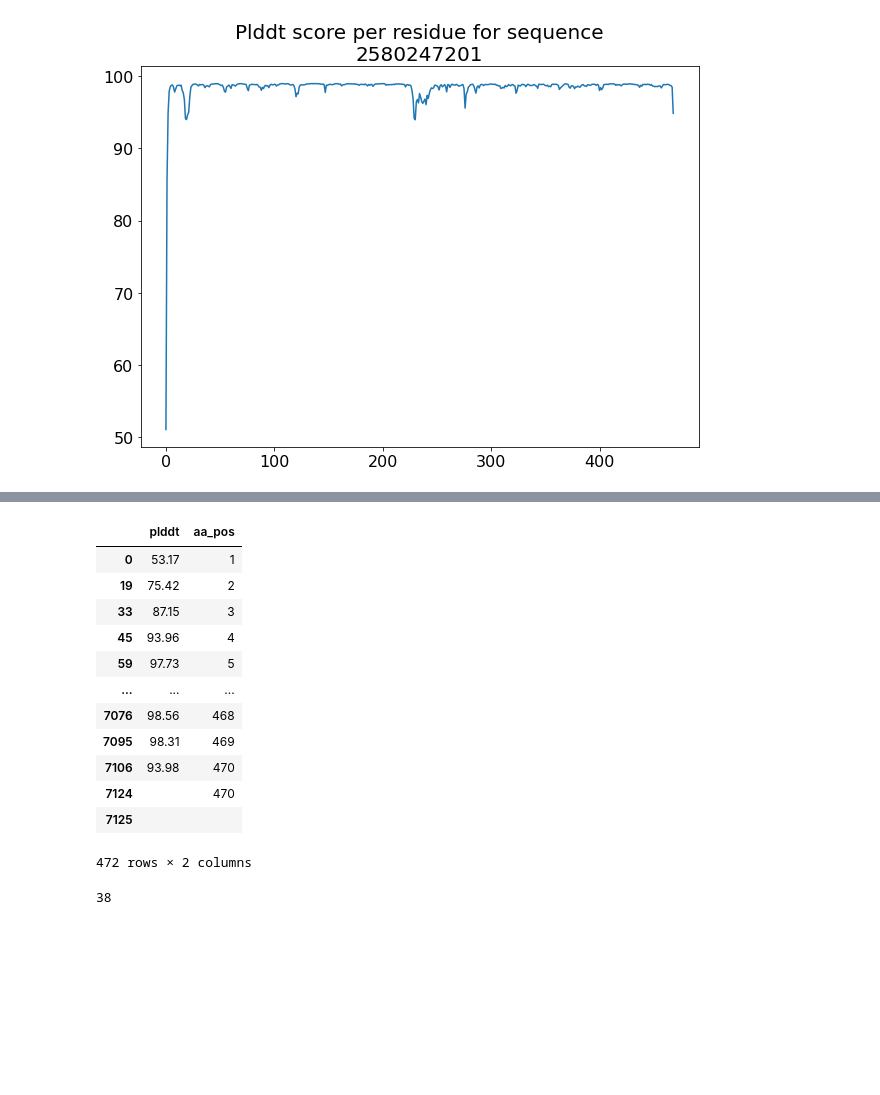
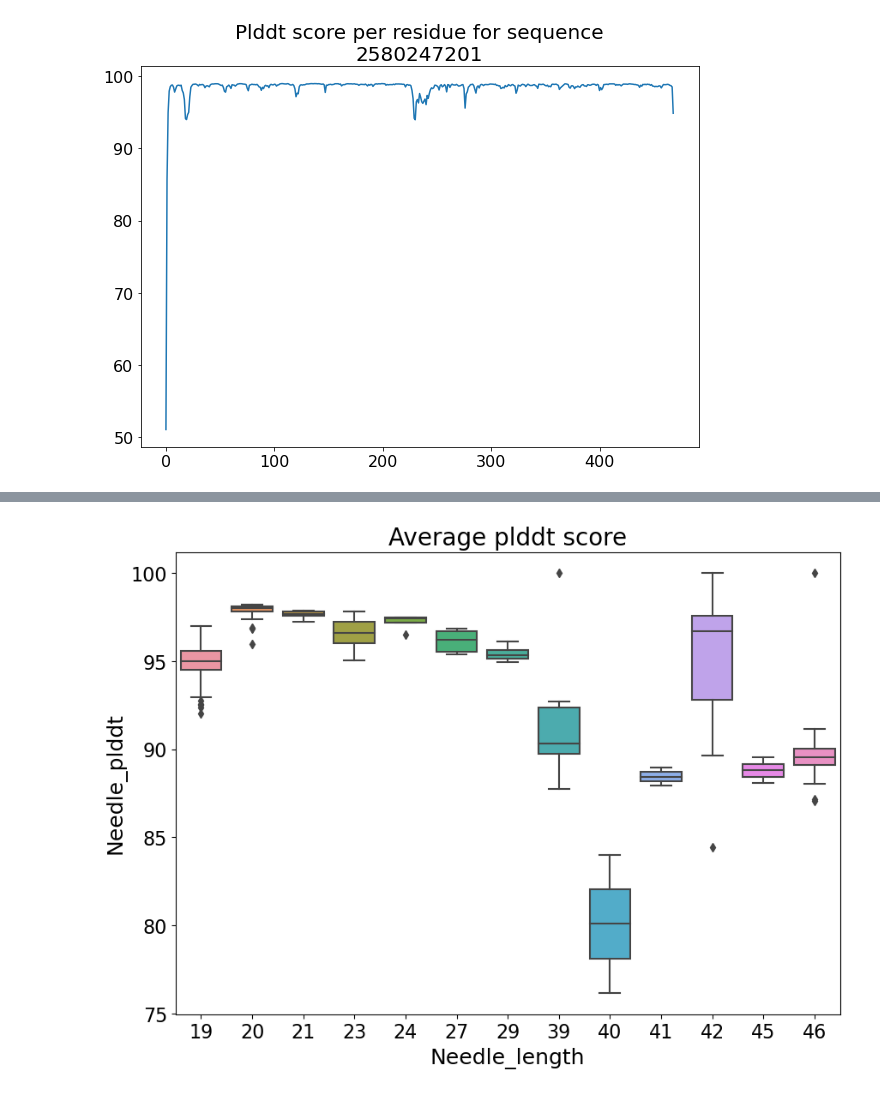
Before and after one commit to Umbriona/CbTan, a Jupyter notebook: Alphafold_model.ipynb, the cells around one changed output, grey strips where cells are left out. Cells and saved outputs as stored; diff of their text form; code cells hidden in the pictures; blank space fills up the shorter version.

Commit message:
Adding plddt analysis of Needle

```diff
--- a/Alphafold_model.ipynb
+++ b/Alphafold_model.ipynb
@@ -130,7 +98,7 @@ for idx, rec in enumerate(SeqIO.parse("data/alignment_sequence/Tom_sequences_spl
         new_df["Needle_length"].append(start_stop[1]-start_stop[0])
         new_df["Needle_start"].append(start_stop[0])
         new_df["Needle_stop"].append(start_stop[1])
-        new_df["Needle_plddt"].append(1.0)
+        new_df["Needle_plddt"].append(100.0)
     else:
         list_idx = df.loc[df["ID"]==f"{rec.id}.pdb"]["aa_pos"].values[0].split(";")
         list_plddt = df.loc[df["ID"]==f"{rec.id}.pdb"]["plddt"].values[0].split(";")
@@ -179,15 +126,7 @@ tmp_df.drop_duplicates(subset=['aa_pos'])
 # %%
+plt.figure(figsize=[10,7])
+sns.boxplot(data=new_df, x="Needle_length", y="Needle_plddt")
+plt.title("Average plddt score")
+plt.show()
 # %% [output]
-|  | plddt | aa_pos |
-| 0 | 53.17 | 1 |
-| 19 | 75.42 | 2 |
-| 33 | 87.15 | 3 |
-| 45 | 93.96 | 4 |
-| 59 | 97.73 | 5 |
-| ... | ... | ... |
-| 7076 | 98.56 | 468 |
-| 7095 | 98.31 | 469 |
-| 7106 | 93.98 | 470 |
-| 7124 |  | 470 |
-| 7125 |  |  |
-472 rows × 2 columns
+[figure, added]
@@ -202,4 +132,0 @@ RDTSFAIPIILAIMLENHGYGIDFALPWDIPHSGDYDLGDLFSWIDGLCQ
-# %%
-len("YEWQFNGINDWHRYQPVAGTTKNGRPKFEPVSGQLTVE")
-# %% [output]
-38
```
Also changed, not shown: parts of 8 cells of this notebook.
